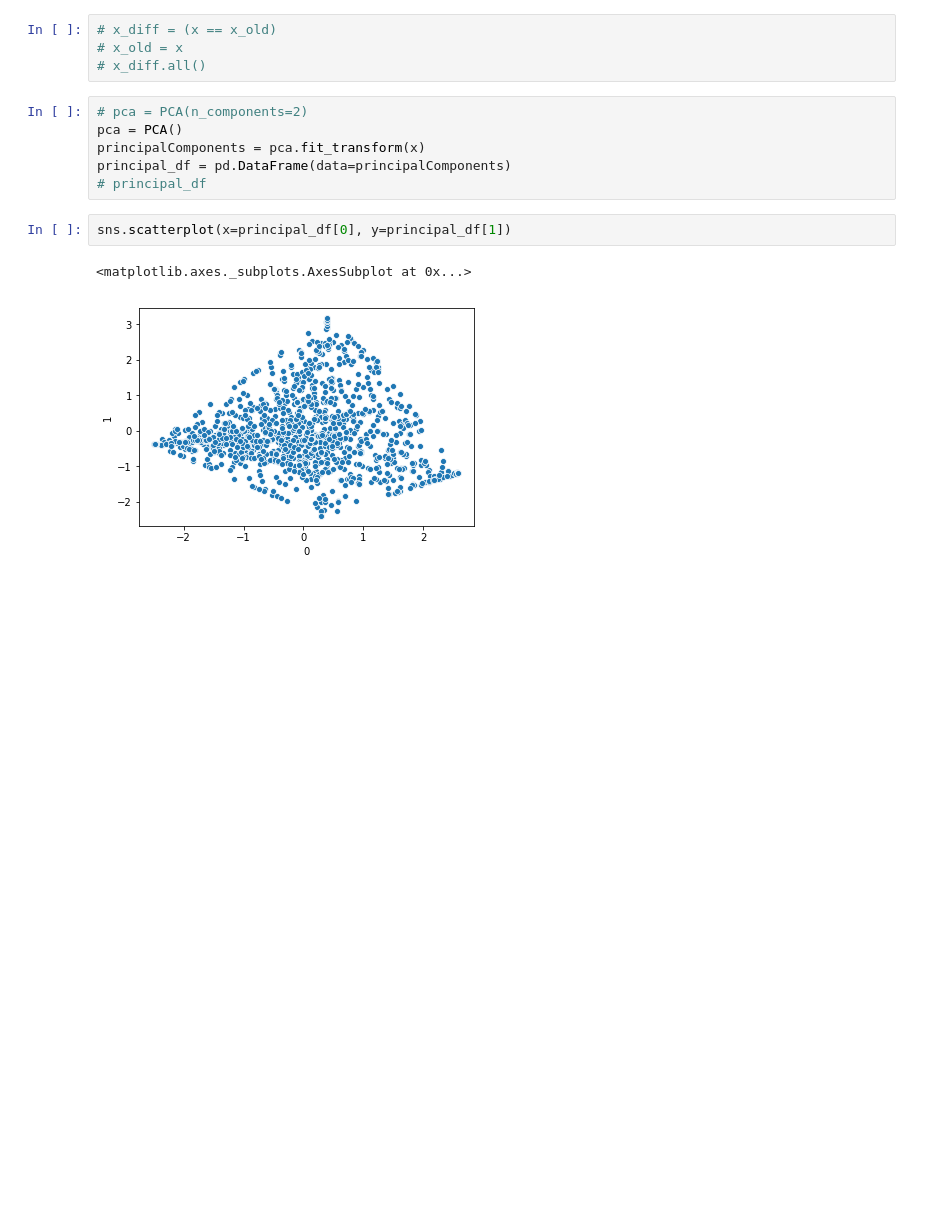
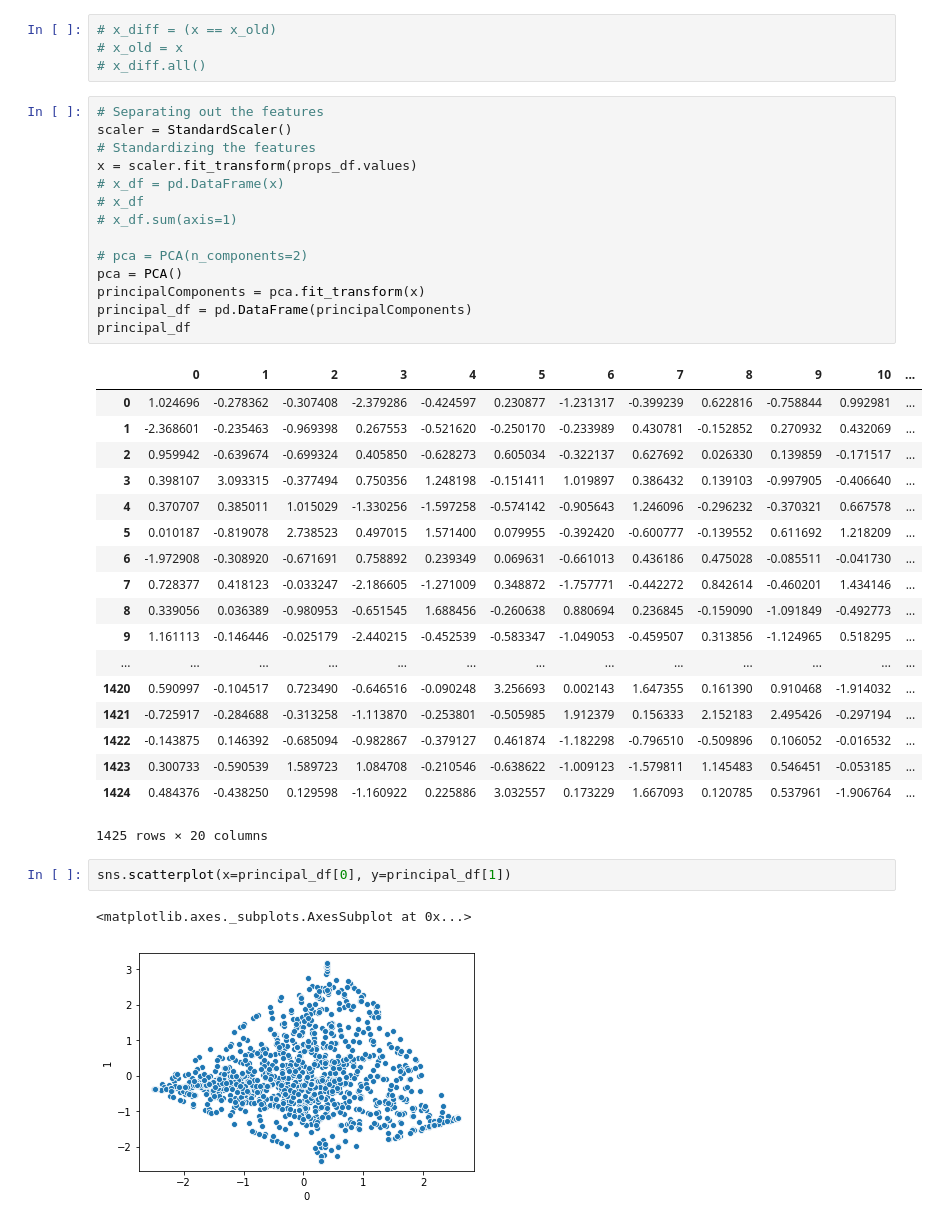
Before and after one commit to simonsthings/news_find_me_textmining, a Jupyter notebook: python/Textmining_NOZ.ipynb, the cells around one changed output. Cells and saved outputs as stored; diff of their text form; blank space fills up the shorter version.

```diff
--- a/python/Textmining_NOZ.ipynb
+++ b/python/Textmining_NOZ.ipynb
@@ -443,11 +436,38 @@ x_df
 # x_old = x
 # x_diff.all()
 # %%
+# Separating out the features
+scaler = StandardScaler()
+# Standardizing the features
+x = scaler.fit_transform(props_df.values)
+# x_df = pd.DataFrame(x)
+# x_df
+# x_df.sum(axis=1)
+
 # pca = PCA(n_components=2)
 pca = PCA()
 principalComponents = pca.fit_transform(x)
-principal_df = pd.DataFrame(data=principalComponents)
-# principal_df
+principal_df = pd.DataFrame(principalComponents)
+principal_df
+# %% [output]
+|  | 0 | 1 | 2 | 3 | 4 | 5 | 6 | 7 | 8 | 9 | 10 | ... |
+| 0 | 1.024696 | -0.278362 | -0.307408 | -2.379286 | -0.424597 | 0.230877 | -1.231317 | -0.399239 | 0.622816 | -0.758844 | 0.992981 | ... |
+| 1 | -2.368601 | -0.235463 | -0.969398 | 0.267553 | -0.521620 | -0.250170 | -0.233989 | 0.430781 | -0.152852 | 0.270932 | 0.432069 | ... |
+| 2 | 0.959942 | -0.639674 | -0.699324 | 0.405850 | -0.628273 | 0.605034 | -0.322137 | 0.627692 | 0.026330 | 0.139859 | -0.171517 | ... |
+| 3 | 0.398107 | 3.093315 | -0.377494 | 0.750356 | 1.248198 | -0.151411 | 1.019897 | 0.386432 | 0.139103 | -0.997905 | -0.406640 | ... |
+| 4 | 0.370707 | 0.385011 | 1.015029 | -1.330256 | -1.597258 | -0.574142 | -0.905643 | 1.246096 | -0.296232 | -0.370321 | 0.667578 | ... |
+| 5 | 0.010187 | -0.819078 | 2.738523 | 0.497015 | 1.571400 | 0.079955 | -0.392420 | -0.600777 | -0.139552 | 0.611692 | 1.218209 | ... |
+| 6 | -1.972908 | -0.308920 | -0.671691 | 0.758892 | 0.239349 | 0.069631 | -0.661013 | 0.436186 | 0.475028 | -0.085511 | -0.041730 | ... |
+| 7 | 0.728377 | 0.418123 | -0.033247 | -2.186605 | -1.271009 | 0.348872 | -1.757771 | -0.442272 | 0.842614 | -0.460201 | 1.434146 | ... |
+| 8 | 0.339056 | 0.036389 | -0.980953 | -0.651545 | 1.688456 | -0.260638 | 0.880694 | 0.236845 | -0.159090 | -1.091849 | -0.492773 | ... |
+| 9 | 1.161113 | -0.146446 | -0.025179 | -2.440215 | -0.452539 | -0.583347 | -1.049053 | -0.459507 | 0.313856 | -1.124965 | 0.518295 | ... |
+| ... | ... | ... | ... | ... | ... | ... | ... | ... | ... | ... | ... | ... |
+| 1420 | 0.590997 | -0.104517 | 0.723490 | -0.646516 | -0.090248 | 3.256693 | 0.002143 | 1.647355 | 0.161390 | 0.910468 | -1.914032 | ... |
+| 1421 | -0.725917 | -0.284688 | -0.313258 | -1.113870 | -0.253801 | -0.505985 | 1.912379 | 0.156333 | 2.152183 | 2.495426 | -0.297194 | ... |
+| 1422 | -0.143875 | 0.146392 | -0.685094 | -0.982867 | -0.379127 | 0.461874 | -1.182298 | -0.796510 | -0.509896 | 0.106052 | -0.016532 | ... |
+| 1423 | 0.300733 | -0.590539 | 1.589723 | 1.084708 | -0.210546 | -0.638622 | -1.009123 | -1.579811 | 1.145483 | 0.546451 | -0.053185 | ... |
+| 1424 | 0.484376 | -0.438250 | 0.129598 | -1.160922 | 0.225886 | 3.032557 | 0.173229 | 1.667093 | 0.120785 | 0.537961 | -1.906764 | ... |
+1425 rows × 20 columns
 # %%
 sns.scatterplot(x=principal_df[0], y=principal_df[1])
 # %% [output]
```
Also changed, not shown: parts of 4 cells of this notebook.
